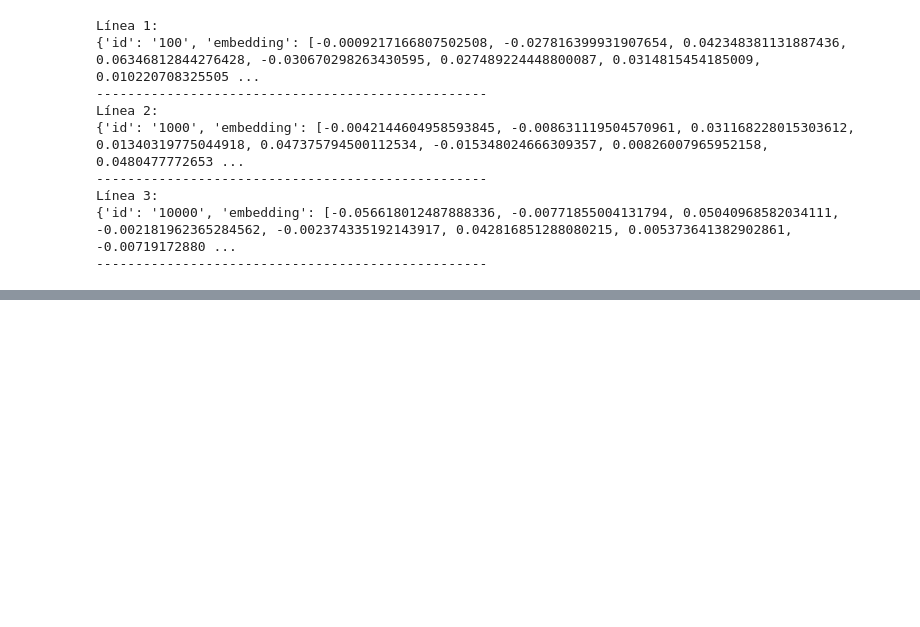
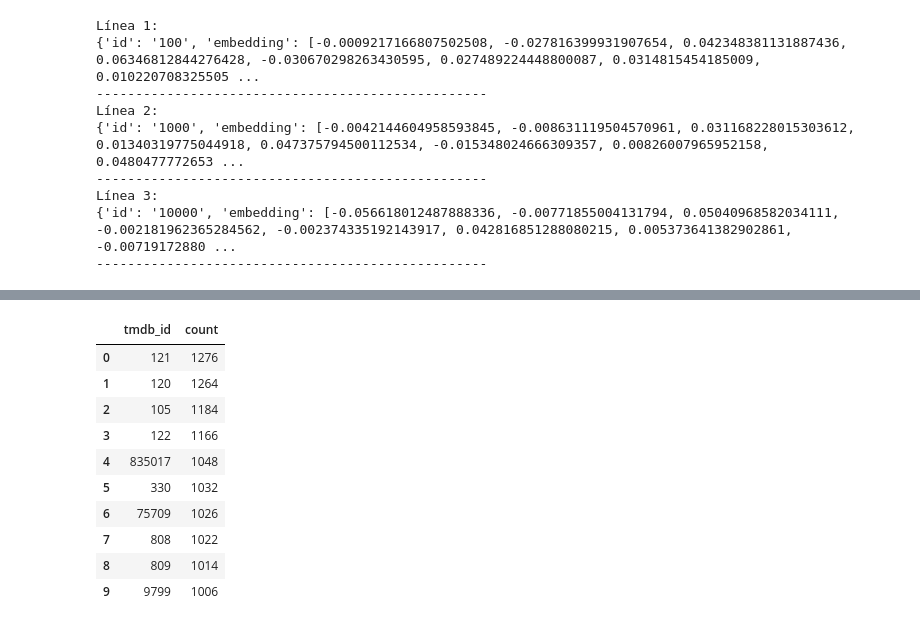
Before and after one commit to BubboApp/bubbo-data, a Jupyter notebook: recommendation-engine-alpha/prueba.ipynb, the cells around one changed output, grey strips where cells are left out. Drawn from its saved outputs; the diff is of its cells as text; code cells hidden in the pictures; blank space fills up the shorter version.

```diff
--- a/recommendation-engine-alpha/prueba.ipynb
+++ b/recommendation-engine-alpha/prueba.ipynb
@@ -1519,0 +1568,22 @@ Línea 3:
+# %%
+query_tmdb_counts = f"""
+SELECT tmdb_id, COUNT(*) AS count
+FROM `{dataset_id_destiny}.unified_content`
+GROUP BY tmdb_id
+ORDER BY count DESC
+"""
+
+tmdb_counts = client.query(query_tmdb_counts).to_dataframe()
+tmdb_counts.head(10)  # Muestra los 10 más comunes
+# %% [output]
+|  | tmdb_id | count |
+| 0 | 121 | 1276 |
+| 1 | 120 | 1264 |
+| 2 | 105 | 1184 |
+| 3 | 122 | 1166 |
+| 4 | 835017 | 1048 |
+| 5 | 330 | 1032 |
+| 6 | 75709 | 1026 |
+| 7 | 808 | 1022 |
+| 8 | 809 | 1014 |
+| 9 | 9799 | 1006 |
```
Also changed, not shown: parts of 5 cells of this notebook, 2 other files.
